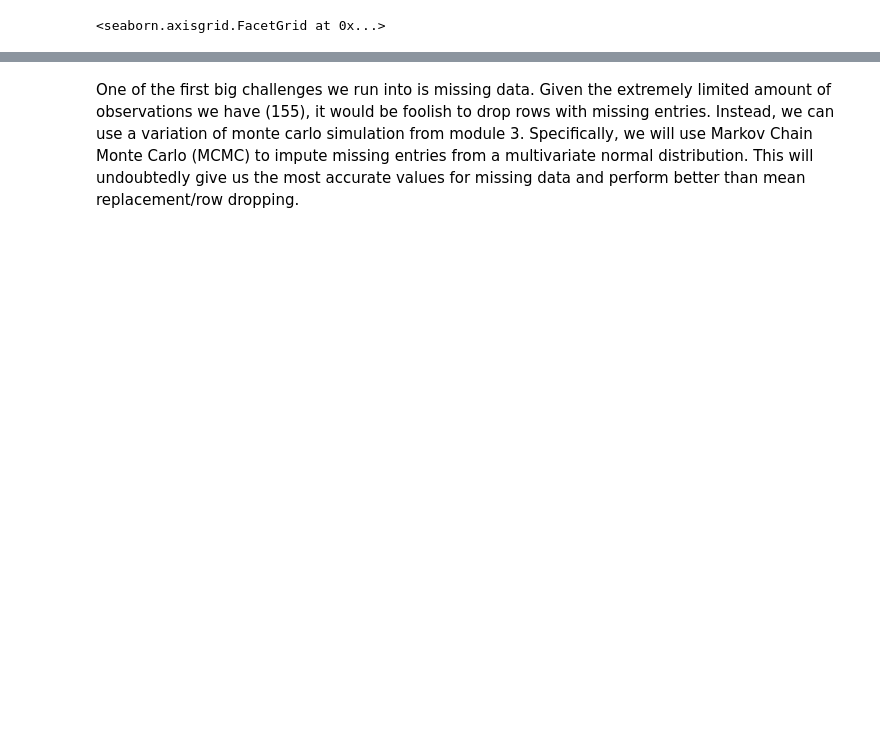
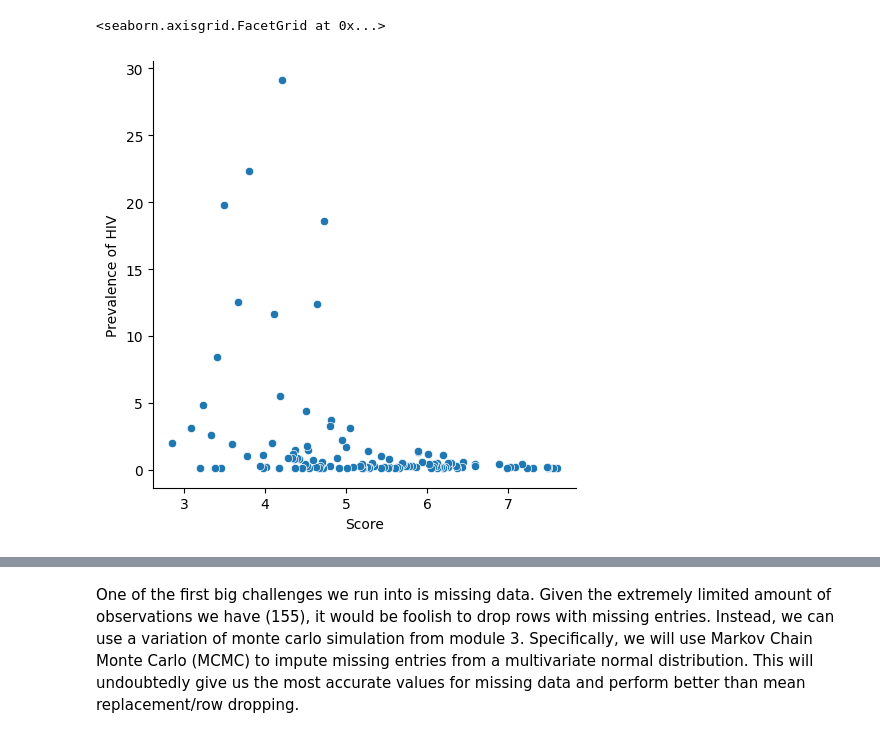
Before and after one commit to alexkato29/CS216-Happiness-Project, a Jupyter notebook: eda.ipynb, the cells around one changed output, grey strips where cells are left out. Drawn from its saved outputs; the diff is of its cells as text; code cells hidden in the pictures; blank space fills up the shorter version.

```diff
--- a/eda.ipynb
+++ b/eda.ipynb
@@ -80,5 +102,6 @@ sns.histplot(data = test, x = "Net migration", bins = 30)
 # %%
-sns.relplot(x = "Score", y = "Prevalence of HIV, total (% of population ages 15-49)", data = test)
+sns.relplot(x = "Score", y = "Prevalence of HIV", data = happy)
 # %% [output]
 <seaborn.axisgrid.FacetGrid at 0x...>
+[figure, added]
 # %%
```
Also changed, not shown: parts of 12 cells of this notebook.
